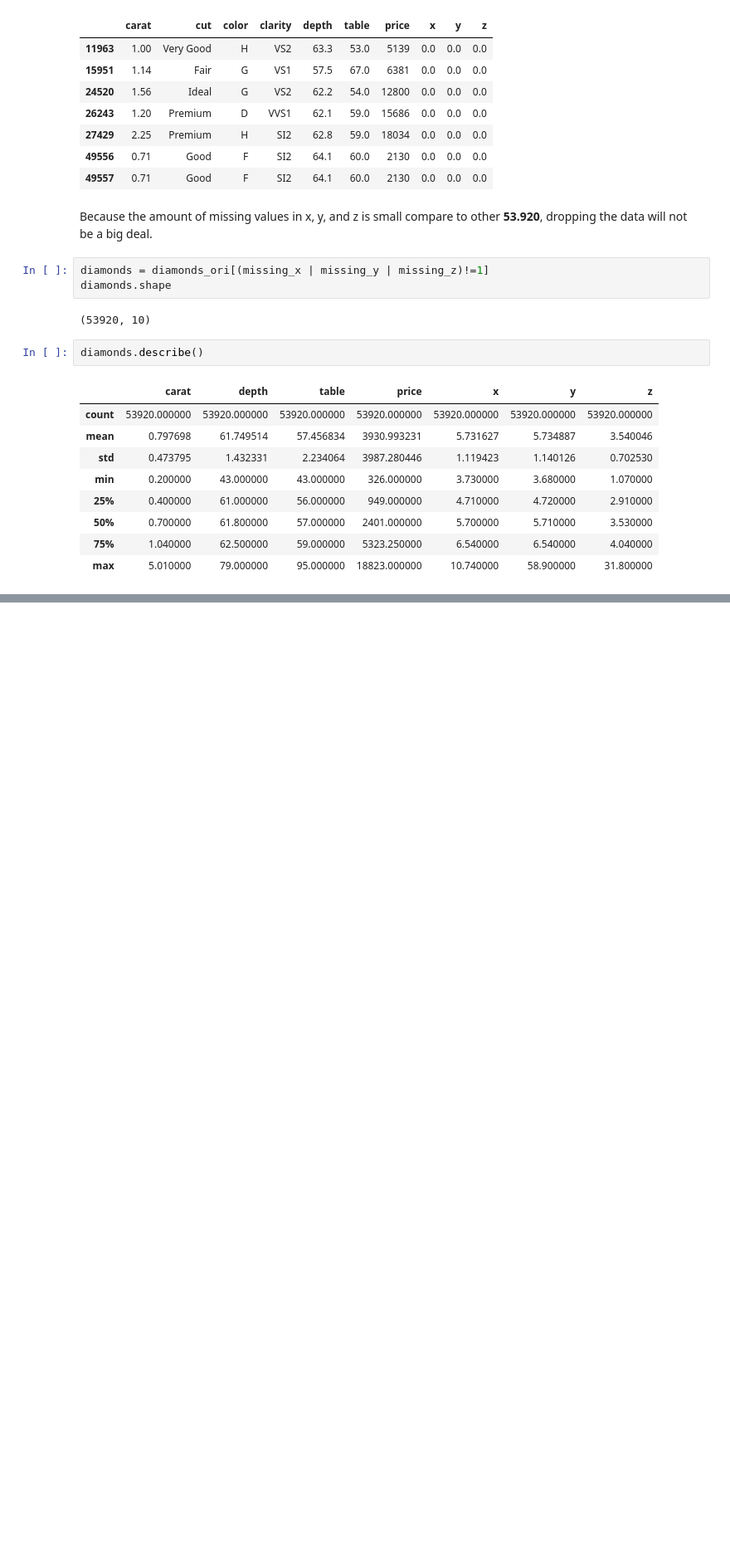
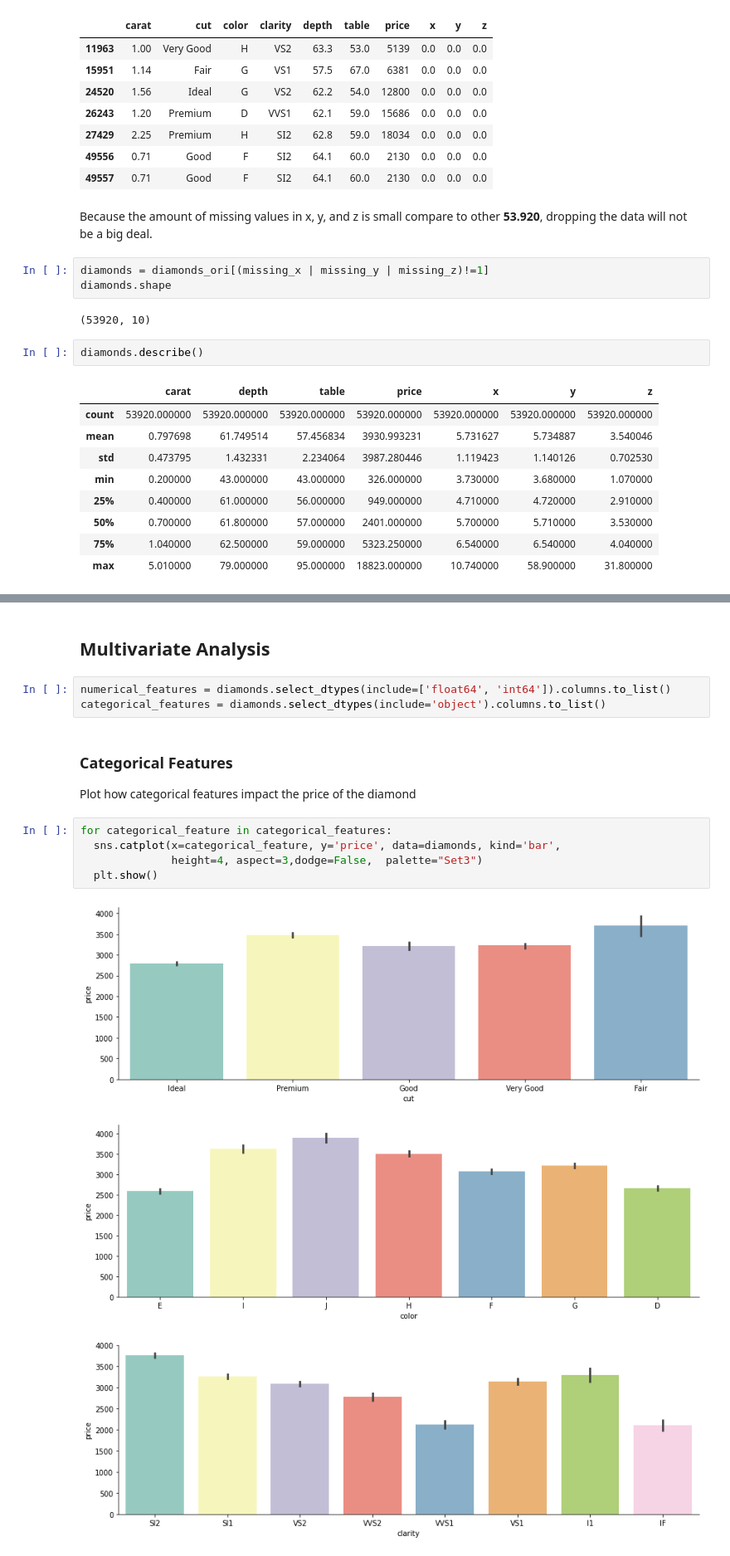
Before and after one commit to marcellinus-witarsah/predictive-analytics-diamonds-dataset, a Jupyter notebook: predictive_analytics_diamonds_dataset.ipynb, the cells around one changed output, grey strips where cells are left out. Shown: that part at 83% size. Saved outputs shown, nothing was run; the diff lists cells and outputs as text; blank space fills up the shorter version.

```diff
--- a/predictive_analytics_diamonds_dataset.ipynb
+++ b/predictive_analytics_diamonds_dataset.ipynb
@@ -178,0 +288,17 @@ Three ways to identify it:
+# %% [markdown]
+## Multivariate Analysis
+# %%
+numerical_features = diamonds.select_dtypes(include=['float64', 'int64']).columns.to_list()
+categorical_features = diamonds.select_dtypes(include='object').columns.to_list()
+# %% [markdown]
+### Categorical Features
+Plot how categorical features impact the price of the diamond
+# %%
+for categorical_feature in categorical_features:
+  sns.catplot(x=categorical_feature, y='price', data=diamonds, kind='bar',
+              height=4, aspect=3,dodge=False,  palette="Set3")
+  plt.show()
+# %% [output]
+[figure, added]
+[figure, added]
+[figure, added]
```
Also changed, not shown: parts of 19 cells of this notebook.
